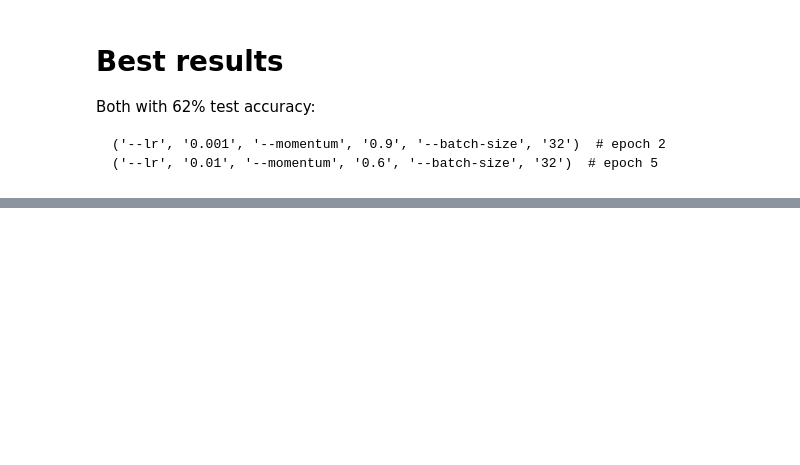
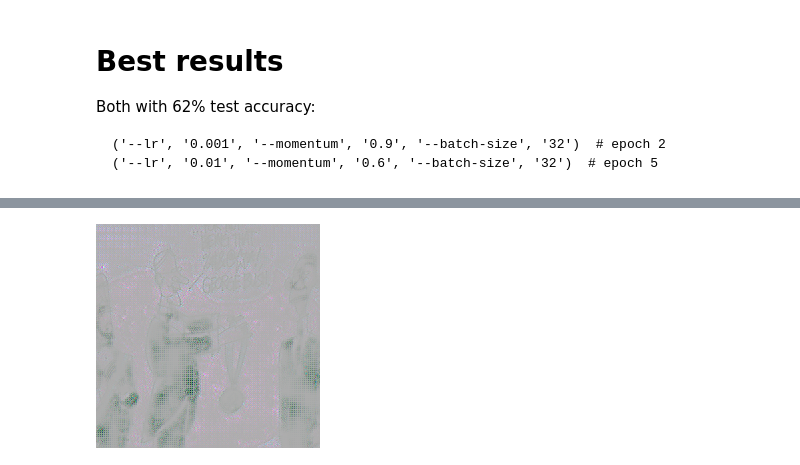
Before and after one commit to thesamuel/cartoons, a Jupyter notebook: hyperparameter_random_search.ipynb, the cells around one changed output, grey strips where cells are left out. Saved outputs shown, nothing was run; the diff lists cells and outputs as text; code cells hidden in the pictures; blank space fills up the shorter version.

```diff
--- a/hyperparameter_random_search.ipynb
+++ b/hyperparameter_random_search.ipynb
@@ -74,0 +89,8 @@ Test set: Average loss: 0.7216, Accuracy: 34/64 (53%)
+# %%
+def show_gradient_images(gradient):
+    # Normalize
+    gradient = gradient - gradient.min()
+    gradient /= gradient.max()
+
+    # Show PIL image
+    return Image.fromarray(format_np_output(gradient))
@@ -74,0 +122,5 @@ Test set: Average loss: 0.7216, Accuracy: 34/64 (53%)
+# %%
+# Load best model weights
+best_model = BasicConvNet()
+best_model.load_state_dict(best_model_state_dict)
+best_model.to(device)
@@ -74,0 +152,9 @@ Test set: Average loss: 0.7216, Accuracy: 34/64 (53%)
+# %%
+# Guided backprop
+GBP = GuidedBackprop(best_model)
+
+# Generate gradients
+guided_grads = GBP.generate_gradients(example_x, example_y)
+show_gradient_images(guided_grads)
+# %% [output]
+[figure, added]
```
Also changed, not shown: parts of 9 cells of this notebook, 16 other files.
